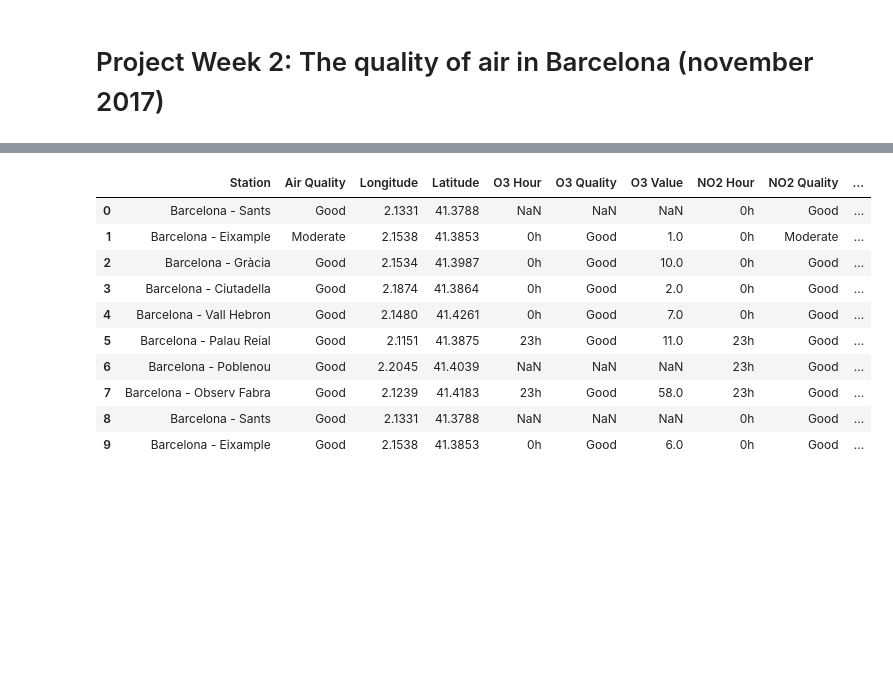
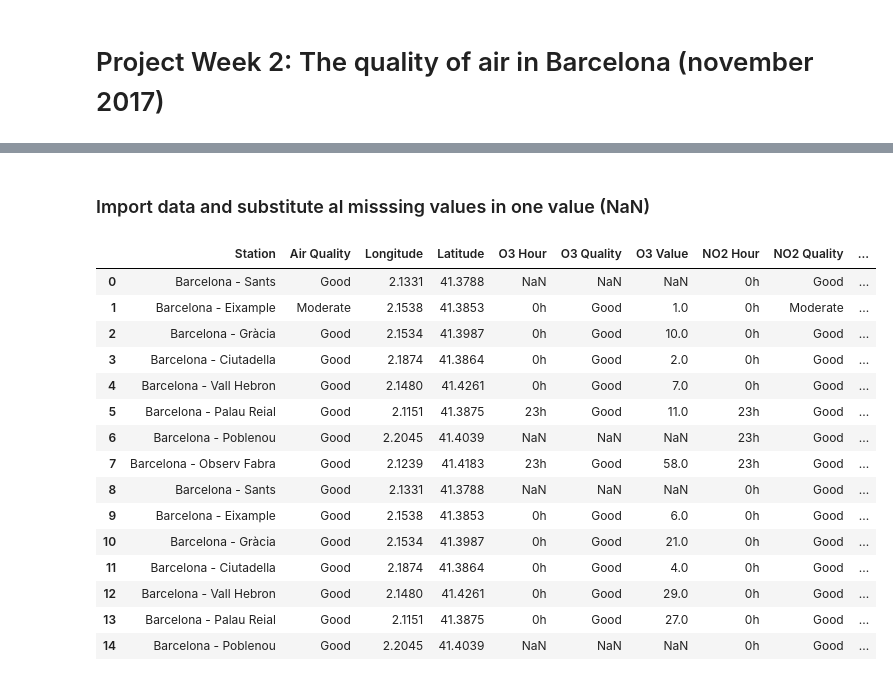
Before and after one commit to TimEisenmenger/Project-Week-2-Barcelona, a Jupyter notebook: your-project/Quality of the air in BCN - nov 17 .ipynb, the cells around one changed output, grey strips where cells are left out. Cells and saved outputs as stored; diff of their text form; code cells hidden in the pictures; blank space fills up the shorter version.

```diff
--- a/your-project/Quality of the air in BCN - nov 17 .ipynb
+++ b/your-project/Quality of the air in BCN - nov 17 .ipynb
@@ -8,3 +9,7 @@ import os
 # %%
 #I get the path of my current directory
 path ="/Users/lauratll/Documents/Data_Analysis/IronHack/Week_2/Project_week2/Project-Week-2-Barcelona/your-project/data"
+# %% [markdown]
+### Import data and substitute al misssing values in one value (NaN)
+# %%
+missing_values= ["n/a","na","--"]
@@ -12,18 +19,23 @@ path ="/Users/lauratll/Documents/Data_Analysis/IronHack/Week_2/Project_week2/Pro
 #I navigate to the data folder to access to the data set
 os.chdir(path)
 # %%
-qair = pd.read_csv("air-quality-nov-2017.csv")
+air_quality = pd.read_csv("../data/air-quality-nov-2017.csv",na_values=missing_values)
 # %%
-qair.head(10)
+air_quality.head(15)
 # %% [output]
 |  | Station | Air Quality | Longitude | Latitude | O3 Hour | O3 Quality | O3 Value | NO2 Hour | NO2 Quality | ... |
 | 0 | Barcelona - Sants | Good | 2.1331 | 41.3788 | NaN | NaN | NaN | 0h | Good | ... |
 | 1 | Barcelona - Eixample | Moderate | 2.1538 | 41.3853 | 0h | Good | 1.0 | 0h | Moderate | ... |
 | 2 | Barcelona - Gràcia | Good | 2.1534 | 41.3987 | 0h | Good | 10.0 | 0h | Good | ... |
 | 3 | Barcelona - Ciutadella | Good | 2.1874 | 41.3864 | 0h | Good | 2.0 | 0h | Good | ... |
 | 4 | Barcelona - Vall Hebron | Good | 2.1480 | 41.4261 | 0h | Good | 7.0 | 0h | Good | ... |
 | 5 | Barcelona - Palau Reial | Good | 2.1151 | 41.3875 | 23h | Good | 11.0 | 23h | Good | ... |
 | 6 | Barcelona - Poblenou | Good | 2.2045 | 41.4039 | NaN | NaN | NaN | 23h | Good | ... |
 | 7 | Barcelona - Observ Fabra | Good | 2.1239 | 41.4183 | 23h | Good | 58.0 | 23h | Good | ... |
 | 8 | Barcelona - Sants | Good | 2.1331 | 41.3788 | NaN | NaN | NaN | 0h | Good | ... |
 | 9 | Barcelona - Eixample | Good | 2.1538 | 41.3853 | 0h | Good | 6.0 | 0h | Good | ... |
+| 10 | Barcelona - Gràcia | Good | 2.1534 | 41.3987 | 0h | Good | 21.0 | 0h | Good | ... |
+| 11 | Barcelona - Ciutadella | Good | 2.1874 | 41.3864 | 0h | Good | 4.0 | 0h | Good | ... |
+| 12 | Barcelona - Vall Hebron | Good | 2.1480 | 41.4261 | 0h | Good | 29.0 | 0h | Good | ... |
+| 13 | Barcelona - Palau Reial | Good | 2.1151 | 41.3875 | 0h | Good | 27.0 | 0h | Good | ... |
+| 14 | Barcelona - Poblenou | Good | 2.2045 | 41.4039 | NaN | NaN | NaN | 0h | Good | ... |
```
Also changed, not shown: parts of 31 cells of this notebook, 1 other file.
